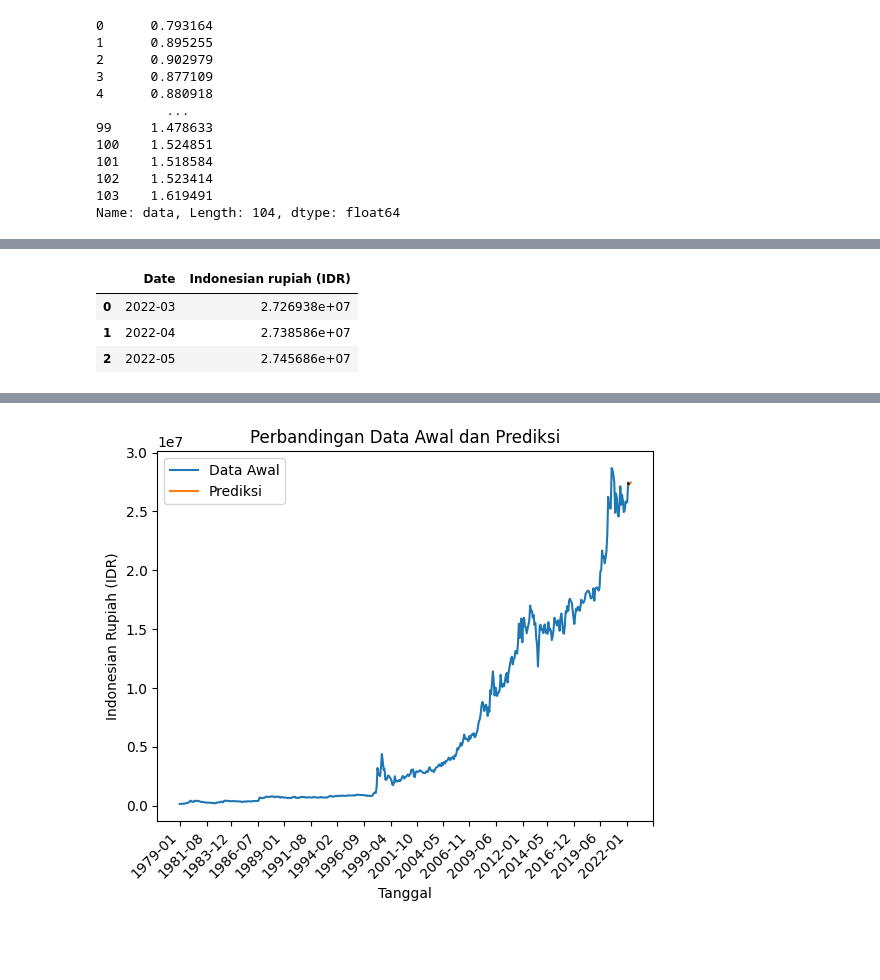
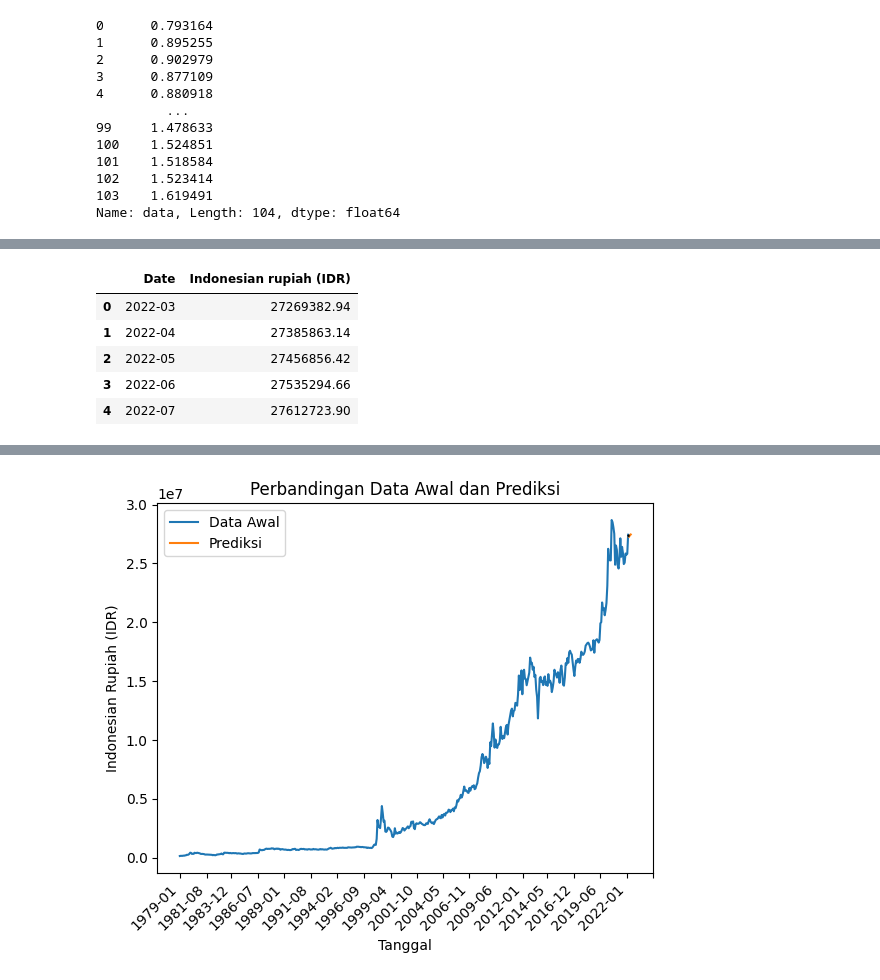
Before and after one commit to irullah/kolaborasipro, a Jupyter notebook: Gold_price.ipynb, the cells around one changed output, grey strips where cells are left out. Drawn from its saved outputs; the diff is of its cells as text; code cells hidden in the pictures; blank space fills up the shorter version.

Commit message:
perubahan sedikit pada fungsi peramalan

```diff
--- a/Gold_price.ipynb
+++ b/Gold_price.ipynb
@@ -161,47 +126,37 @@ Decision Tree =  0.20082867560292003
 # %%
-def ramal(n_pred, dataset_test, tanggal):
+def peramalan(n_pred, dataset_test, tanggal):
     tanggal = tanggal[0].split('-')
-    tahun = tanggal[0]
-    bulan = tanggal[1]
-    tahun = int(tahun)
-    bulan = int(bulan)
-    # lr = LinearRegression()
+    tahun, bulan = int(tanggal[0]), int(tanggal[1])
     last = dataset_test.tail(1)
     fitur = last.values
     n_fit = len(fitur[0])
     fiturs = np.zeros((n_pred, n_fit))
-    tanggals = []
-    preds = np.zeros(n_pred)
+    tanggals, preds = [], np.zeros(n_pred)
     for i in range(n_pred):
-        if i == 0:
-            fitur = fitur[:, 1:n_fit]
-            y_pred=lr.predict(fitur)
-            new_fit = np.array(fitur[0])
-            new_fit = np.append(new_fit,y_pred)
-        else:
-            fitur = fiturs[i-1][1:n_fit]
-            y_pred=lr.predict([fitur])
-            new_fit = np.array(fitur)
-            new_fit = np.append(new_fit,y_pred)
+        fitur = fitur[:, 1:n_fit] if i == 0 else fiturs[i-1][1:n_fit]
+        y_pred = lr.predict(fitur) if i == 0 else lr.predict([fitur])
+        new_fit = np.append(fitur, y_pred)
         preds[i] = y_pred
-        fiturs[i,:] = new_fit
+        fiturs[i, :] = new_fit
         bulan += 1
         if bulan > 12:
-          tahun += 1
-          bulan = 1
-        tanggal = str(tahun)+"-"+f"{bulan:02d}"
+            tahun += 1
+            bulan = 1
+        tanggal = f"{tahun}-{bulan:02d}"
         tanggals.append(tanggal)
-    return preds, tanggals
+
+    preds = scaler.inverse_transform(preds.reshape(-1, 1)).flatten()
+    df_pred = pd.DataFrame({'Date': tanggals, 'Indonesian rupiah (IDR)': preds})
+    df_pred['Indonesian rupiah (IDR)'] = df_pred['Indonesian rupiah (IDR)'].apply(lambda x: format(x, '.2f'))
+    return df_pred
 
 tanggal_terakhir = df['Date'].tail(1).values
-pred, tanggal = ramal(3,dataset_test, tanggal_terakhir)
-reshaped_data = pred.reshape(-1, 1)
-original_data = scaler.inverse_transform(reshaped_data)
-pred = original_data.flatten()
-df_pred = pd.DataFrame({'Date': tanggal, 'Indonesian rupiah (IDR)': pred })
+df_pred = peramalan(5, dataset_test, tanggal_terakhir)
 df_pred
 # %% [output]
 |  | Date | Indonesian rupiah (IDR) |
-| 0 | 2022-03 | 2.726938e+07 |
-| 1 | 2022-04 | 2.738586e+07 |
-| 2 | 2022-05 | 2.745686e+07 |
+| 0 | 2022-03 | 27269382.94 |
+| 1 | 2022-04 | 27385863.14 |
+| 2 | 2022-05 | 27456856.42 |
+| 3 | 2022-06 | 27535294.66 |
+| 4 | 2022-07 | 27612723.90 |
```
Also changed, not shown: parts of 3 cells of this notebook.
